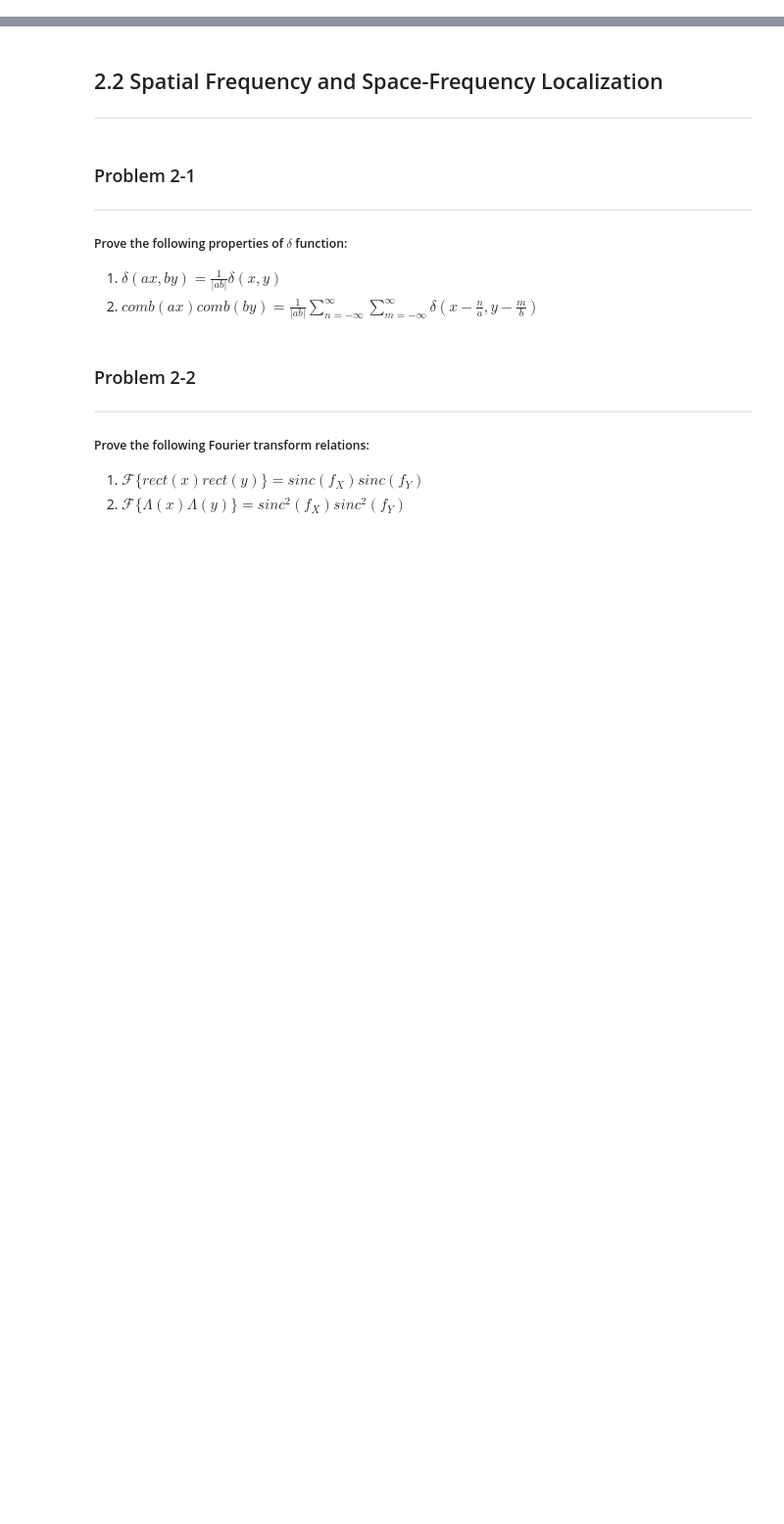
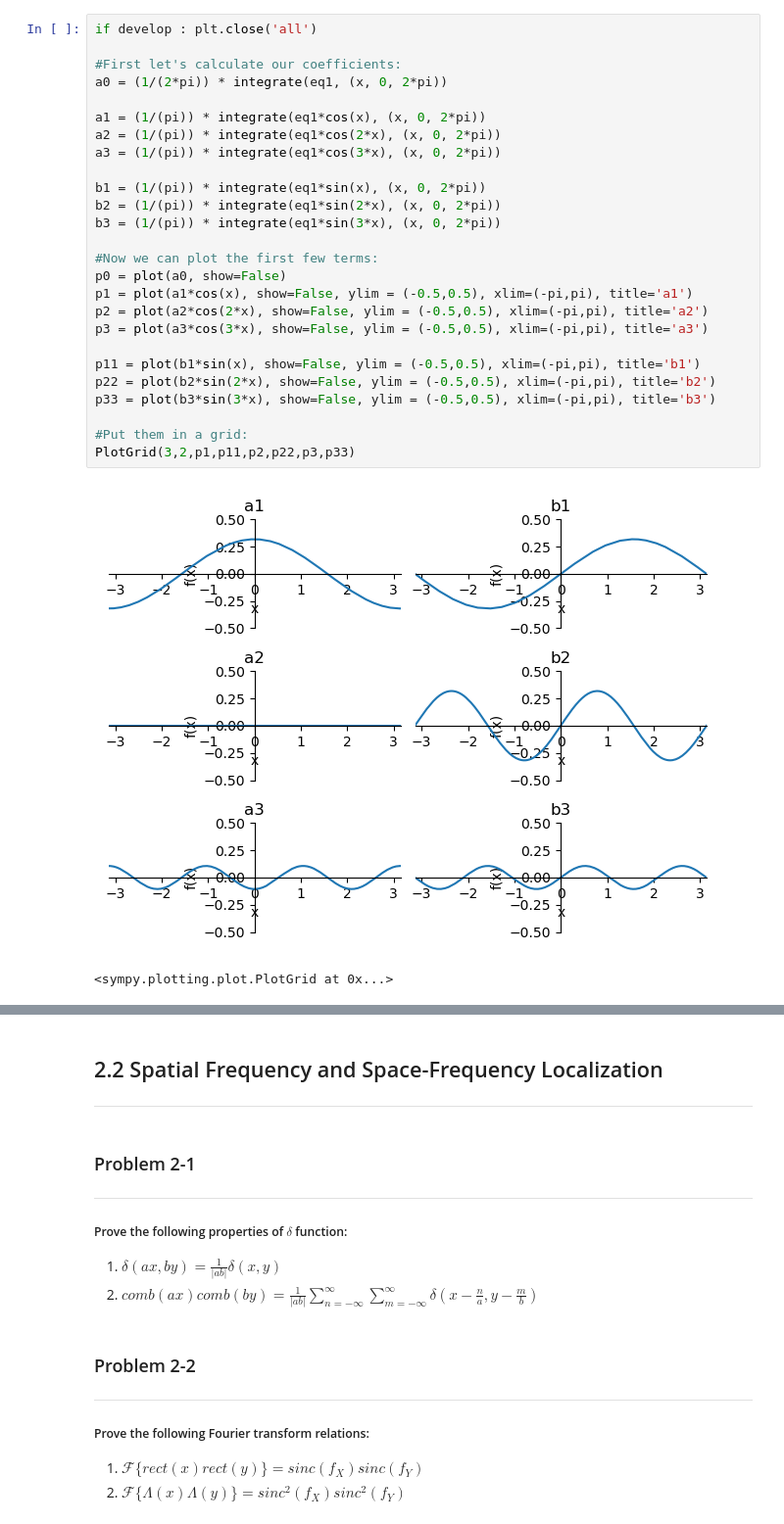
Before and after one commit to MarshallLindsay/Fourier-Optics-Goodman, a Jupyter notebook: Chapter2/Chapter2.ipynb, the cells around one changed output, grey strips where cells are left out. Shown at 98% size. Cells and saved outputs as stored; diff of their text form; blank space fills up the shorter version.

```diff
--- a/Chapter2/Chapter2.ipynb
+++ b/Chapter2/Chapter2.ipynb
@@ -46,0 +97,29 @@ import matplotlib.pyplot as plt
+# %%
+if develop : plt.close('all')
+
+#First let's calculate our coefficients:
+a0 = (1/(2*pi)) * integrate(eq1, (x, 0, 2*pi))
+
+a1 = (1/(pi)) * integrate(eq1*cos(x), (x, 0, 2*pi))
+a2 = (1/(pi)) * integrate(eq1*cos(2*x), (x, 0, 2*pi))
+a3 = (1/(pi)) * integrate(eq1*cos(3*x), (x, 0, 2*pi))
+
+b1 = (1/(pi)) * integrate(eq1*sin(x), (x, 0, 2*pi))
+b2 = (1/(pi)) * integrate(eq1*sin(2*x), (x, 0, 2*pi))
+b3 = (1/(pi)) * integrate(eq1*sin(3*x), (x, 0, 2*pi))
+
+#Now we can plot the first few terms:
+p0 = plot(a0, show=False)
+p1 = plot(a1*cos(x), show=False, ylim = (-0.5,0.5), xlim=(-pi,pi), title='a1')
+p2 = plot(a2*cos(2*x), show=False, ylim = (-0.5,0.5), xlim=(-pi,pi), title='a2')
+p3 = plot(a3*cos(3*x), show=False, ylim = (-0.5,0.5), xlim=(-pi,pi), title='a3')
+
+p11 = plot(b1*sin(x), show=False, ylim = (-0.5,0.5), xlim=(-pi,pi), title='b1')
+p22 = plot(b2*sin(2*x), show=False, ylim = (-0.5,0.5), xlim=(-pi,pi), title='b2')
+p33 = plot(b3*sin(3*x), show=False, ylim = (-0.5,0.5), xlim=(-pi,pi), title='b3')
+
+#Put them in a grid:
+PlotGrid(3,2,p1,p11,p2,p22,p3,p33)
+# %% [output]
+[figure, added]
+<sympy.plotting.plot.PlotGrid at 0x...>
```
Also changed, not shown: parts of 20 cells of this notebook.
